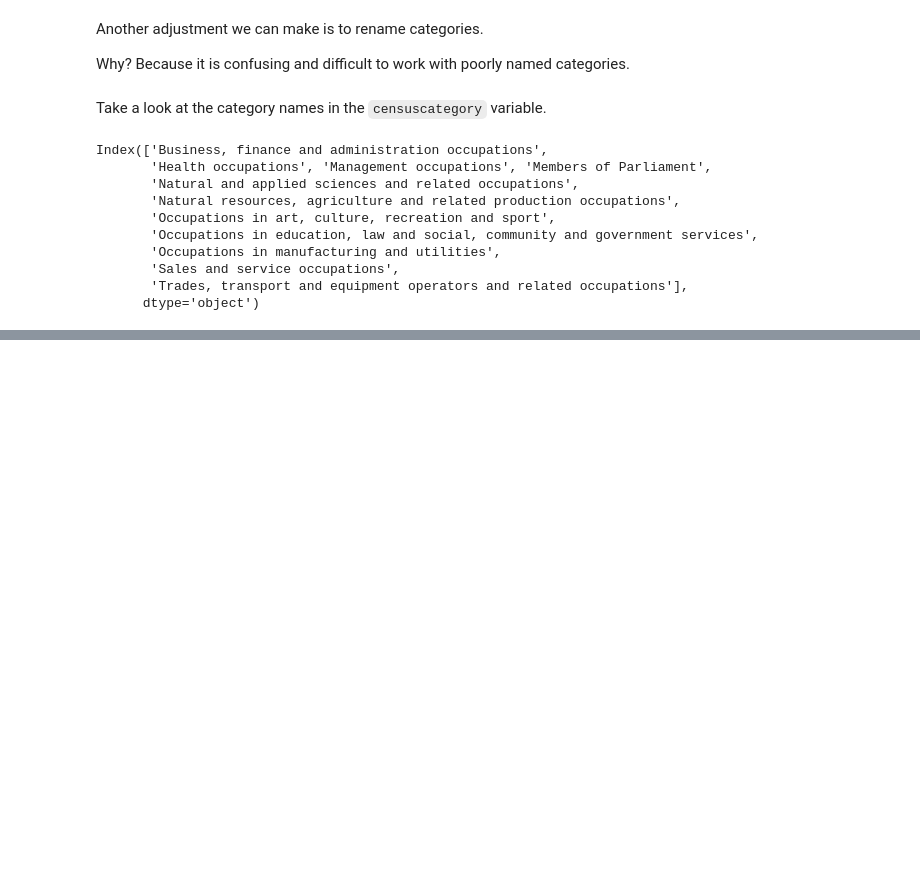
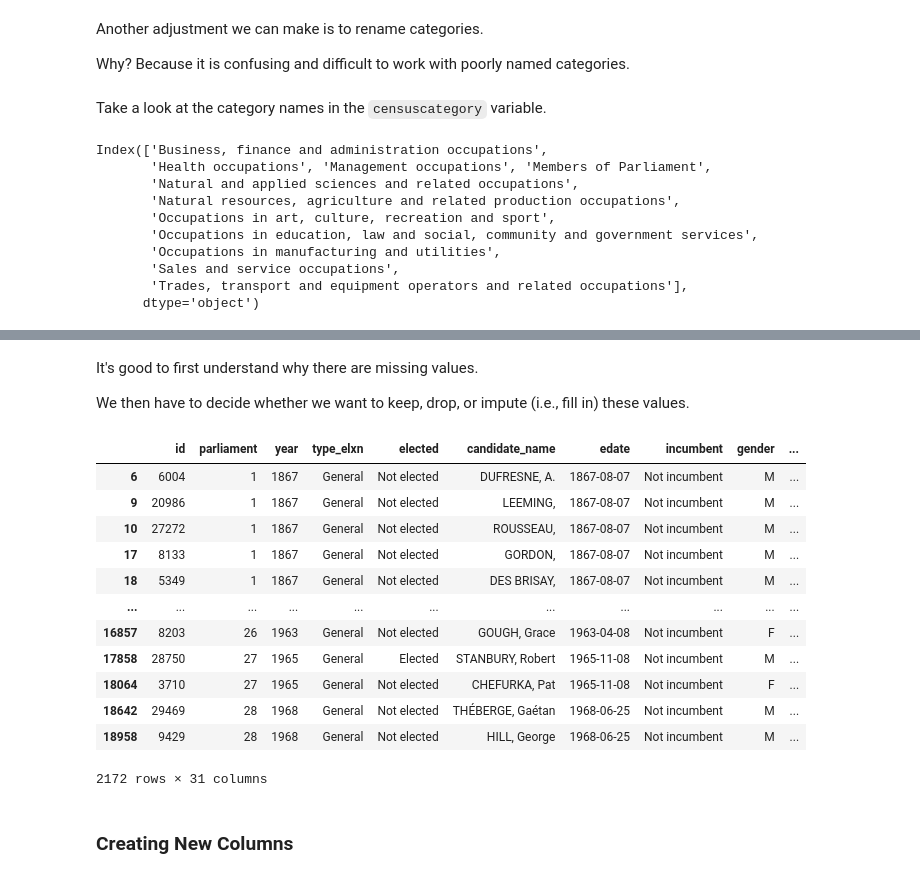
Before and after one commit to cmekik/CDSI_DSwP, a Jupyter notebook: DSwPython.ipynb, the cells around one changed output, grey strips where cells are left out. Saved outputs shown, nothing was run; the diff lists cells and outputs as text; code cells hidden in the pictures; blank space fills up the shorter version.

```diff
--- a/DSwPython.ipynb
+++ b/DSwPython.ipynb
@@ -274,3 +547,3 @@ In this case, we'll just send those to cases to a missing value.
 # %%
-df.gender = df.gender.replace({"2": None})
+df.gender = df.gender.replace({"2": "NB"})
 df.gender.cat.categories
@@ -311,0 +605,5 @@ df.censuscategory.head(10)
+# %%
+df = df[df.edate < pd.to_datetime(1990)] # keep data from 1990 on
+df = df[["parliament", "edate", "province", "riding", "type_elxn", "id", "candidate_name",
+         "gender", "birth_year", "party_major_group", "gov_major_group", "acclaimed", "votes", "percent_votes"]]
+df.head(5)
@@ -328,0 +637,22 @@ These parameters can save you a lot of time, so be sure to check the documentati
+# %% [markdown]
+It's good to first understand why there are missing values.
+
+We then have to decide whether we want to keep, drop, or impute (i.e., fill in) these values.
+# %%
+df[df.lawyer.isna()]
+# %% [output]
+|  | id | parliament | year | type_elxn | elected | candidate_name | edate | incumbent | gender | ... |
+| 6 | 6004 | 1 | 1867 | General | Not elected | DUFRESNE, A. | 1867-08-07 | Not incumbent | M | ... |
+| 9 | 20986 | 1 | 1867 | General | Not elected | LEEMING, | 1867-08-07 | Not incumbent | M | ... |
+| 10 | 27272 | 1 | 1867 | General | Not elected | ROUSSEAU, | 1867-08-07 | Not incumbent | M | ... |
+| 17 | 8133 | 1 | 1867 | General | Not elected | GORDON, | 1867-08-07 | Not incumbent | M | ... |
+| 18 | 5349 | 1 | 1867 | General | Not elected | DES BRISAY, | 1867-08-07 | Not incumbent | M | ... |
+| ... | ... | ... | ... | ... | ... | ... | ... | ... | ... | ... |
+| 16857 | 8203 | 26 | 1963 | General | Not elected | GOUGH, Grace | 1963-04-08 | Not incumbent | F | ... |
+| 17858 | 28750 | 27 | 1965 | General | Elected | STANBURY, Robert | 1965-11-08 | Not incumbent | M | ... |
+| 18064 | 3710 | 27 | 1965 | General | Not elected | CHEFURKA, Pat | 1965-11-08 | Not incumbent | F | ... |
+| 18642 | 29469 | 28 | 1968 | General | Not elected | THÉBERGE, Gaétan | 1968-06-25 | Not incumbent | M | ... |
+| 18958 | 9429 | 28 | 1968 | General | Not elected | HILL, George | 1968-06-25 | Not incumbent | M | ... |
+2172 rows × 31 columns
+# %% [markdown]
+### Creating New Columns
```
Also changed, not shown: parts of 73 cells of this notebook.
